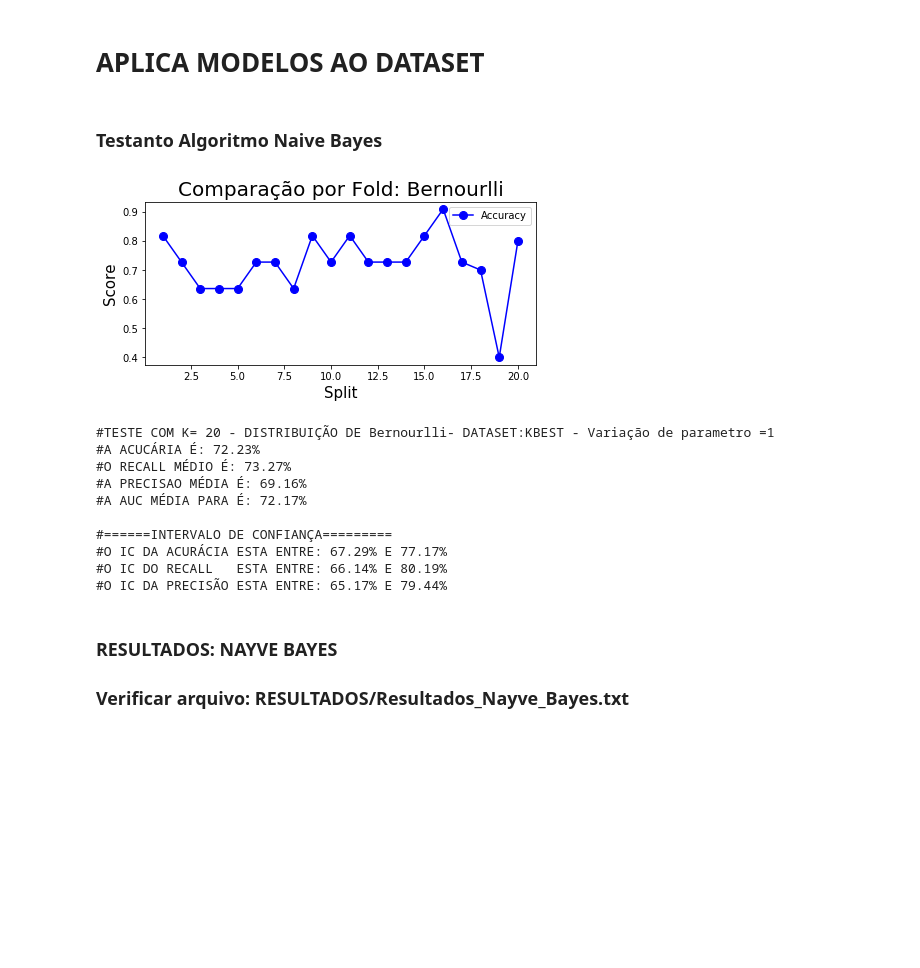
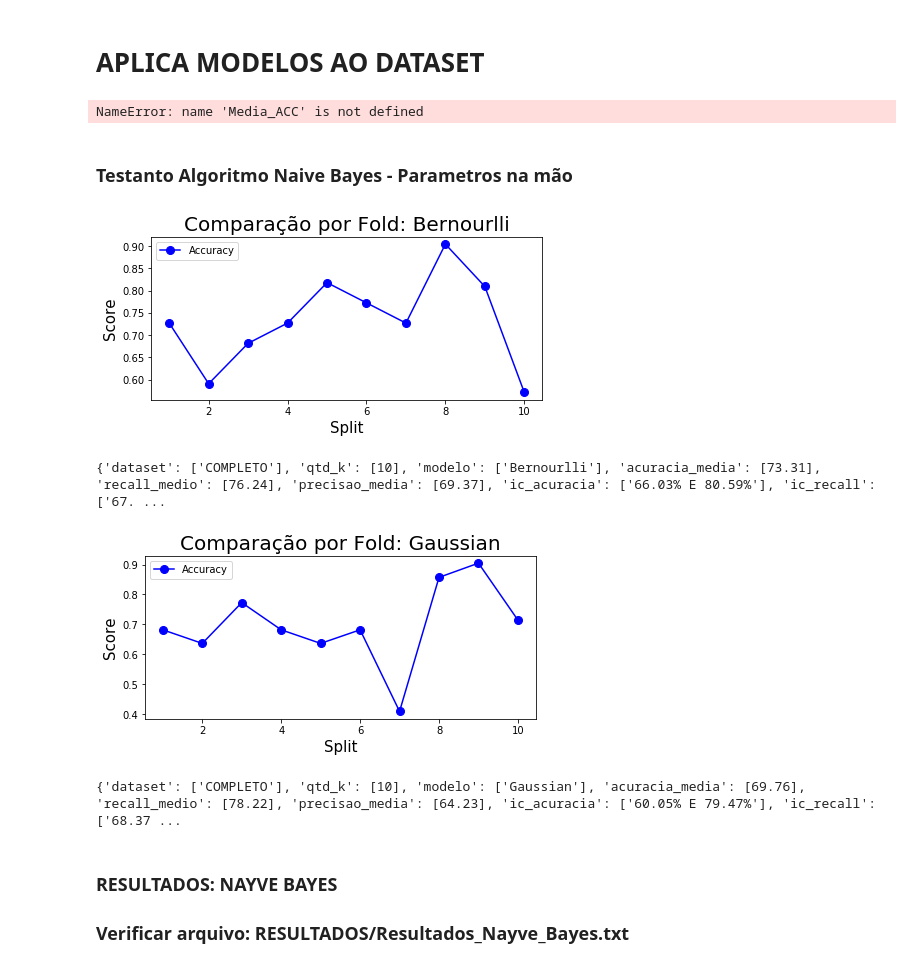
Before and after one commit to diegodedize/Rec_Padroes_PPGI_2020, a Jupyter notebook: NOTEBOOKS/DD_Rec_Padroes_imagens_coronarias.ipynb, the cells around one changed output. Drawn from its saved outputs; the diff is of its cells as text; code cells hidden in the pictures; blank space fills up the shorter version.

Commit message:
Diego GridSearch Generalização modelos

```diff
--- a/NOTEBOOKS/DD_Rec_Padroes_imagens_coronarias.ipynb
+++ b/NOTEBOOKS/DD_Rec_Padroes_imagens_coronarias.ipynb
@@ -1179,28 +1205,44 @@ def Aplica_modelo(dataset_testado,k_qtd,val_param,modelo):
+# %%
+Media_ACC
+# %% [output]
+NameError: name 'Media_ACC' is not defined
 # %% [markdown]
-### Testanto Algoritmo Naive Bayes
+### Testanto Algoritmo Naive Bayes - Parametros na mão
+# %%
+#TESTE BERNOULI
+arquivo = 'COMPLETO'
+separa_atributos(arquivo)
+k_qtd = 10
+
+#ESCOLHE O TIPO: Gaussian OU Bernourlli
+modelo = 'Bernourlli'
+#modelo = 'Gaussian'
+val_param=0.5
+
+#2	naive_Bernouli	0.733117	{'alpha': 0.5, 'binarize': 0.5}
+
+Aplica_modelo(arquivo,k_qtd,val_param,modelo)
+#df_metricas.head()
+# %% [output]
+[figure, added]
+{'dataset': ['COMPLETO'], 'qtd_k': [10], 'modelo': ['Bernourlli'], 'acuracia_media': [73.31], 'recall_medio': [76.24], 'precisao_media': [69.37], 'ic_acuracia': ['66.03% E 80.59%'], 'ic_recall': ['67. ...
 # %%
-arquivo = 'KBEST'
+#TESTE Gaussian
+arquivo = 'COMPLETO'
 separa_atributos(arquivo)
-k_qtd = 20
+k_qtd = 10
 
 #ESCOLHE O TIPO: Gaussian OU Bernourlli
-modelo = 'Bernourlli'
-#modelo = 'Gaussian'
-val_param=1
+modelo = 'Gaussian'
+val_param=0.1
+
+#1	naive_Gauss	0.697619	{'var_smoothing': 0.1}
 
 Aplica_modelo(arquivo,k_qtd,val_param,modelo)
+#df_metricas.head()
 # %% [output]
-[figure, old version]
+[figure, new version]
-#TESTE COM K= 20 - DISTRIBUIÇÃO DE Bernourlli- DATASET:KBEST - Variação de parametro =1
-#A ACUCÁRIA É: 72.23%
-#O RECALL MÉDIO É: 73.27%
-#A PRECISAO MÉDIA É: 69.16%
-#A AUC MÉDIA PARA É: 72.17%
-
-#======INTERVALO DE CONFIANÇA=========
-#O IC DA ACURÁCIA ESTA ENTRE: 67.29% E 77.17%
-#O IC DO RECALL   ESTA ENTRE: 66.14% E 80.19%
-#O IC DA PRECISÃO ESTA ENTRE: 65.17% E 79.44%
+{'dataset': ['COMPLETO'], 'qtd_k': [10], 'modelo': ['Gaussian'], 'acuracia_media': [69.76], 'recall_medio': [78.22], 'precisao_media': [64.23], 'ic_acuracia': ['60.05% E 79.47%'], 'ic_recall': ['68.37 ...
 # %% [markdown]
 ### RESULTADOS: NAYVE BAYES
 
```
Also changed, not shown: parts of 14 cells of this notebook.
